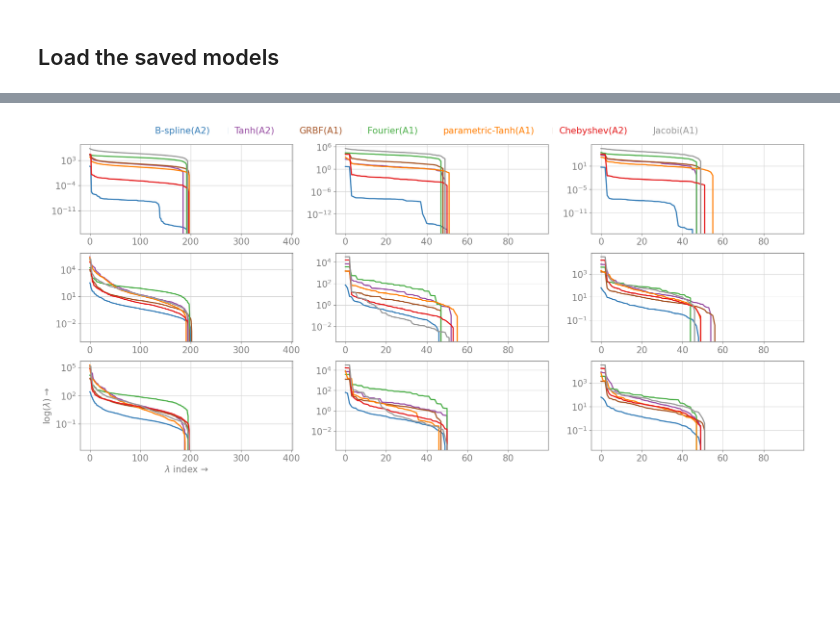
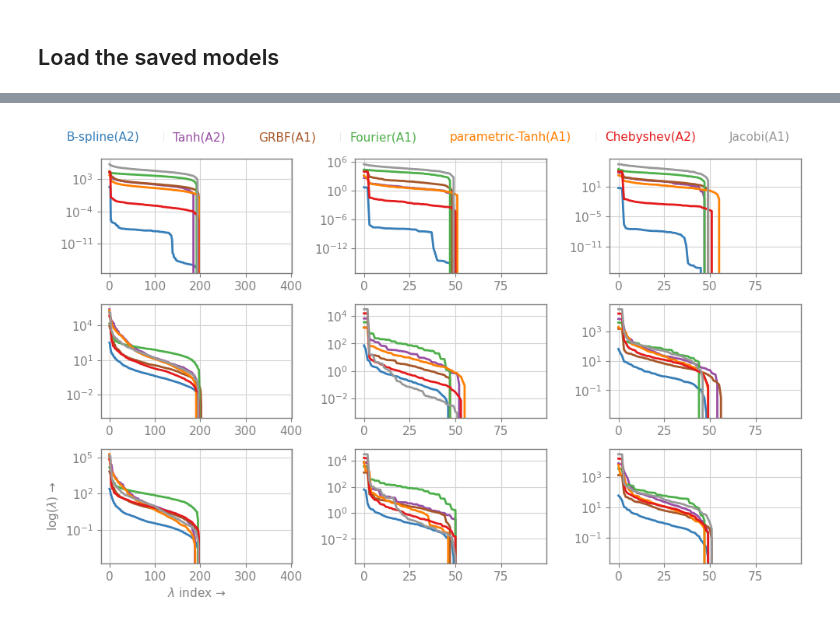
Before and after one commit to afrah/pinn_learnable_activation, a Jupyter notebook: src/notebook/cavity_ntk_eigenvalues.ipynb, the cells around one changed output, grey strips where cells are left out. Cells and saved outputs as stored; diff of their text form; code cells hidden in the pictures; blank space fills up the shorter version.

```diff
--- a/src/notebook/cavity_ntk_eigenvalues.ipynb
+++ b/src/notebook/cavity_ntk_eigenvalues.ipynb
@@ -127,5 +124,5 @@ INFO:src.utils.logger:result/cavity/2025-06-06_11-00-12-982531
 # %%
-fontsize = 18
+fontsize = 11
 min_length = min(len(trace_jacobian_bc_log_dic[k]) for k in trace_jacobian_bc_log_dic)
 time_iterations = [0, min_length // 2, min_length - 1]
 
@@ -139,7 +136,7 @@ rows = len(time_iterations)
 cols = len(dict_list)
 
 fig, ax = plt.subplots(rows, cols)
-fig.set_size_inches([18, 8])
+fig.set_size_inches([10, 6])
 
 legend_labels = []
 legend_colors = []
@@ -195,31 +192,31 @@ for row, time_iteration in enumerate(time_iterations):
             ax[row, col], data_list, row=row, col=col, fontsize=fontsize
         )
 
 legend_labels = []
 legend_colors = []
 
 for line in ax[-1, -1].get_lines():
     legend_labels.append(line.get_label())
     legend_colors.append(line.get_color())
 
 save_path = os.path.join(logger.get_output_dir(), "ntk_eigenvalues_cavity.png")
 
 legend = fig.legend(
     legend_labels,
     loc="upper center",
     bbox_to_anchor=(0.5, 1.05),
     ncol=7,
     prop={"size": fontsize},
     handlelength=0,
 )
 
 for text, color in zip(legend.get_texts(), legend_colors):
     text.set_color(color)
 
 legend.get_frame().set_linewidth(0)
 legend.get_frame().set_facecolor("none")
 
 plt.tight_layout()
 plt.savefig(save_path, bbox_extra_artists=(legend,), bbox_inches="tight")
 # %% [output]
-[figure, old version]
+[figure, new version]
```
Also changed, not shown: parts of 2 cells of this notebook, 24 other files.
